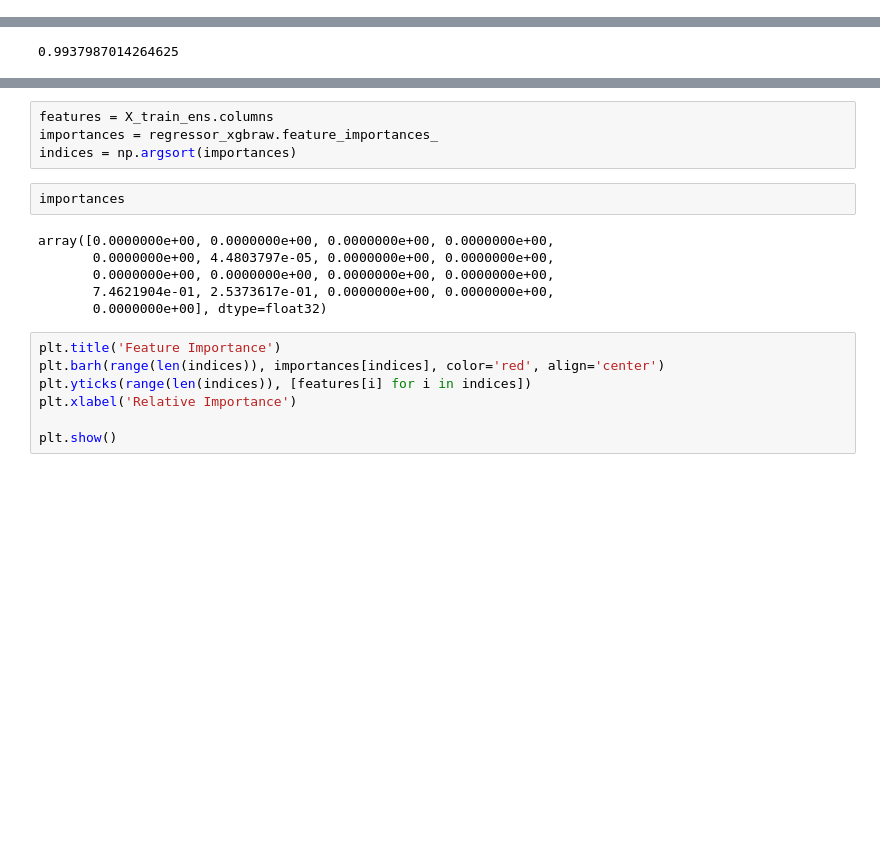
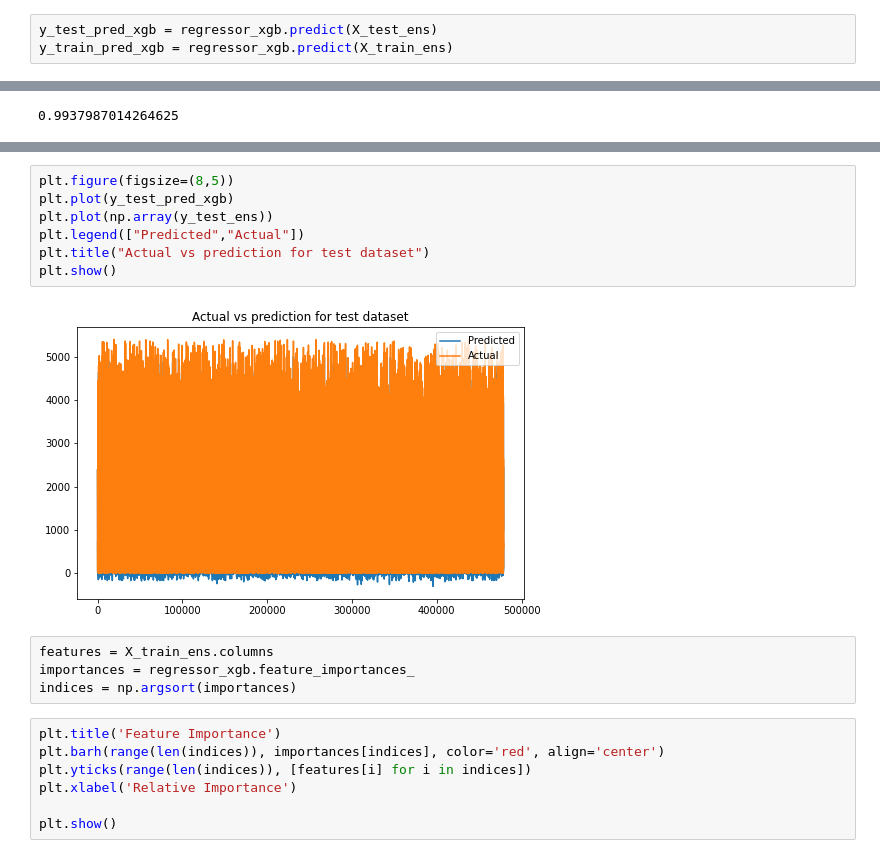
Before and after one commit to rubeshajith/NYC-taxi-trip-time-prediction, a Jupyter notebook: NYC_Taxi_Trip_Time_Prediction_Capstone_Project.ipynb, the cells around one changed output, grey strips where cells are left out. Cells and saved outputs as stored; diff of their text form; blank space fills up the shorter version.

```diff
--- a/NYC_Taxi_Trip_Time_Prediction_Capstone_Project.ipynb
+++ b/NYC_Taxi_Trip_Time_Prediction_Capstone_Project.ipynb
@@ -1157,3 +1225,6 @@ MSE_xgboost
+# %%
+y_test_pred_xgb = regressor_xgb.predict(X_test_ens)
+y_train_pred_xgb = regressor_xgb.predict(X_train_ens)
 # %%
 regressor_xgb.score(X_test_ens, y_test_ens)
 # %% [output]
@@ -1161,15 +1278,16 @@ regressor_xgb.score(X_test_ens, y_test_ens)
+# %%
+plt.figure(figsize=(8,5))
+plt.plot(y_test_pred_xgb)
+plt.plot(np.array(y_test_ens))
+plt.legend(["Predicted","Actual"])
+plt.title("Actual vs prediction for test dataset")
+plt.show()
+# %% [output]
+[figure, added]
 # %%
 features = X_train_ens.columns
-importances = regressor_xgbraw.feature_importances_
+importances = regressor_xgb.feature_importances_
 indices = np.argsort(importances)
-# %%
-importances
-# %% [output]
-array([0.0000000e+00, 0.0000000e+00, 0.0000000e+00, 0.0000000e+00,
-       0.0000000e+00, 4.4803797e-05, 0.0000000e+00, 0.0000000e+00,
-       0.0000000e+00, 0.0000000e+00, 0.0000000e+00, 0.0000000e+00,
-       7.4621904e-01, 2.5373617e-01, 0.0000000e+00, 0.0000000e+00,
-       0.0000000e+00], dtype=float32)
 # %%
 plt.title('Feature Importance')
 plt.barh(range(len(indices)), importances[indices], color='red', align='center')
```
Also changed, not shown: parts of 21 cells of this notebook.
